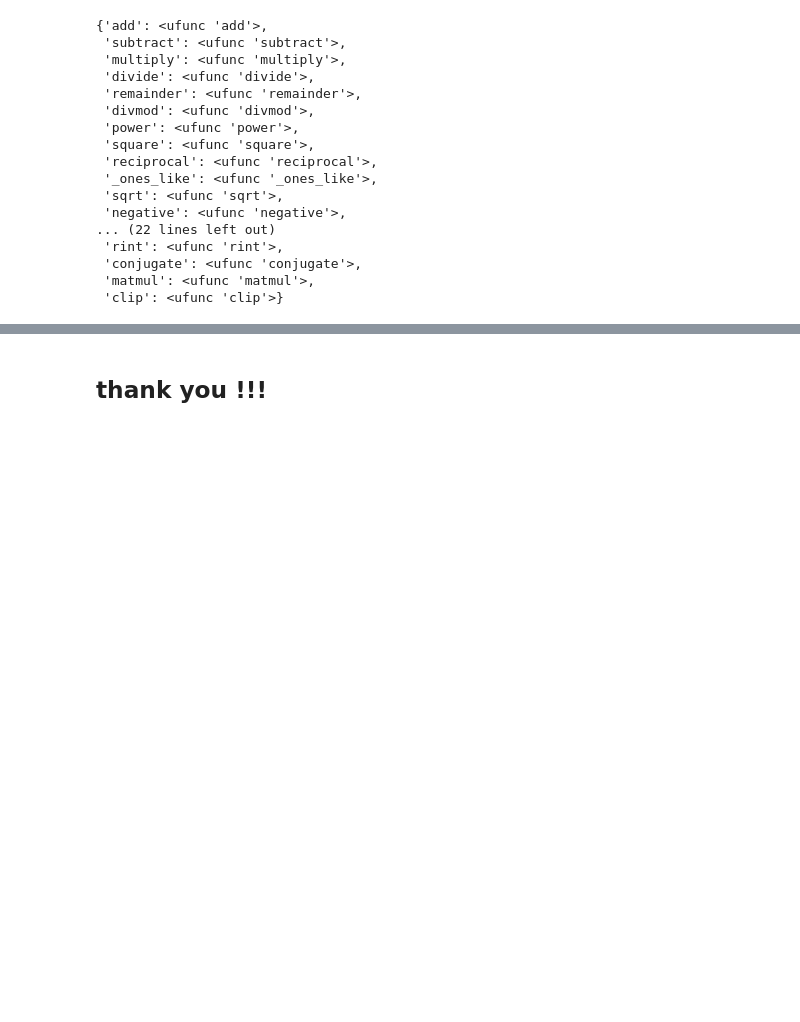
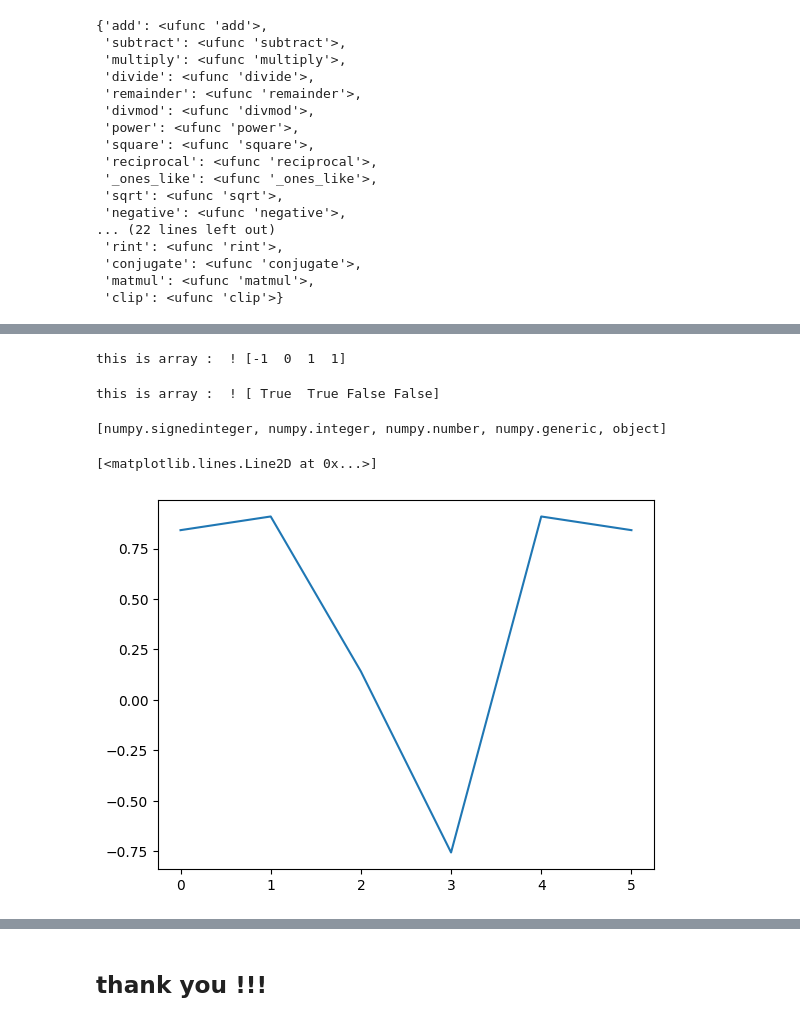
Before and after one commit to IqrorjonCoder/all-numpy-functions, a Jupyter notebook: numpy all functions.ipynb, the cells around one changed output, grey strips where cells are left out. Saved outputs shown, nothing was run; the diff lists cells and outputs as text; code cells hidden in the pictures; blank space fills up the shorter version.

```diff
--- a/numpy all functions.ipynb
+++ b/numpy all functions.ipynb
@@ -3606,0 +3586,27 @@ np.set_numeric_ops()
+# %%
+
+#four hundred and thirty ninth function is np.sign
+np.sign(np.array([-1,0,1,2]))
+# %% [output]
+this is array :  ! [-1  0  1  1]
+# %%
+
+#four hundred and fortieth function is np.signbit
+np.signbit(np.array([-1,-2,0,1]))
+# %% [output]
+this is array :  ! [ True  True False False]
+# %%
+
+#four hundred and fourty first function is np.signedinteger
+np.signedinteger.mro()
+# %% [output]
+[numpy.signedinteger, numpy.integer, numpy.number, numpy.generic, object]
+# %%
+
+#four hundred and fourty second function is np.sin
+x = np.sin(np.array([1,2,3,4,2,1]))
+import matplotlib.pyplot as plt
+plt.plot(x)
+# %% [output]
+[<matplotlib.lines.Line2D at 0x...>]
+[figure, added]
```
Also changed, not shown: parts of 93 cells of this notebook.
